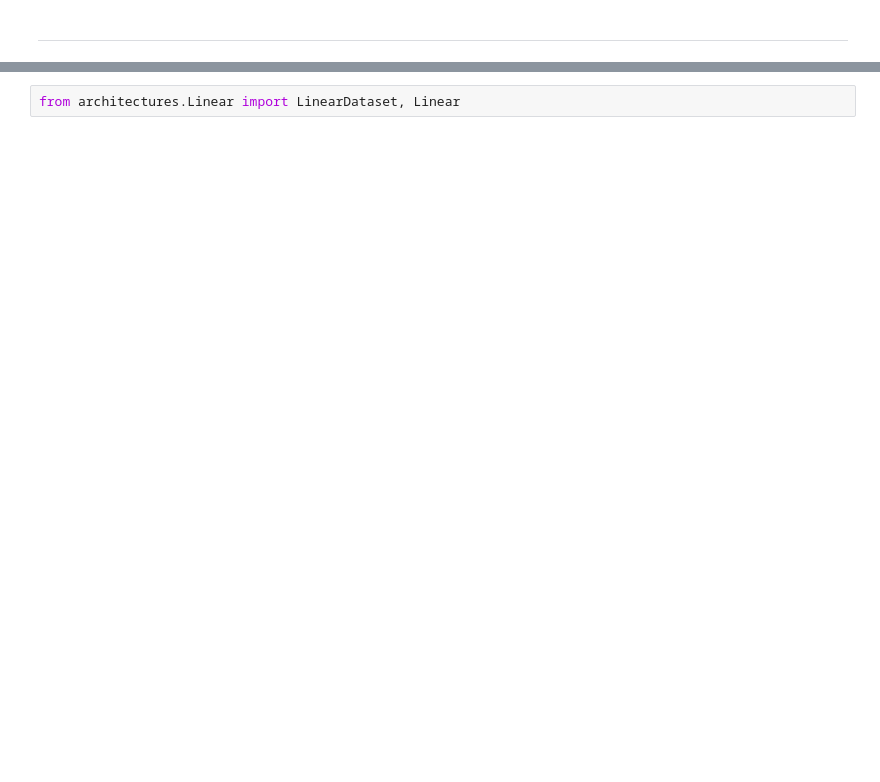
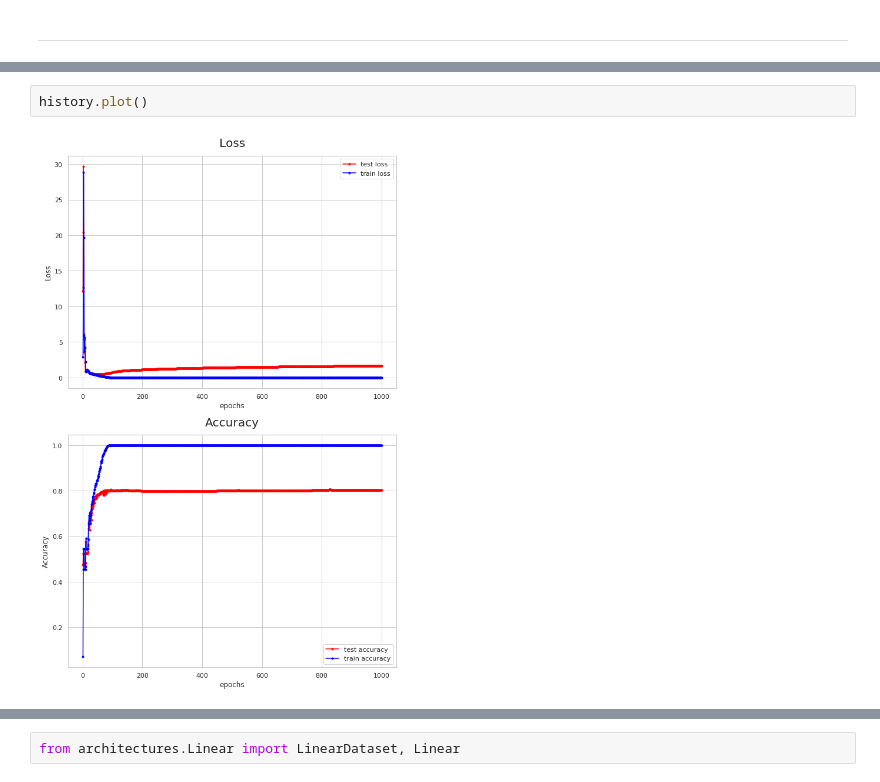
Before and after one commit to INFOPAUL/DeepLearning_Proj1, a Jupyter notebook: notebooks/code.ipynb, the cells around one changed output, grey strips where cells are left out. Saved outputs shown, nothing was run; the diff lists cells and outputs as text; blank space fills up the shorter version.

```diff
--- a/notebooks/code.ipynb
+++ b/notebooks/code.ipynb
@@ -81,0 +195,4 @@ make_dot(model(i[:, 0, :, :].view(-1, 1, i.size(2), i.size(3)).to('cuda')), para
+# %%
+history.plot()
+# %% [output]
+[figure, added]
```
Also changed, not shown: parts of 34 cells of this notebook, 7 other files.
